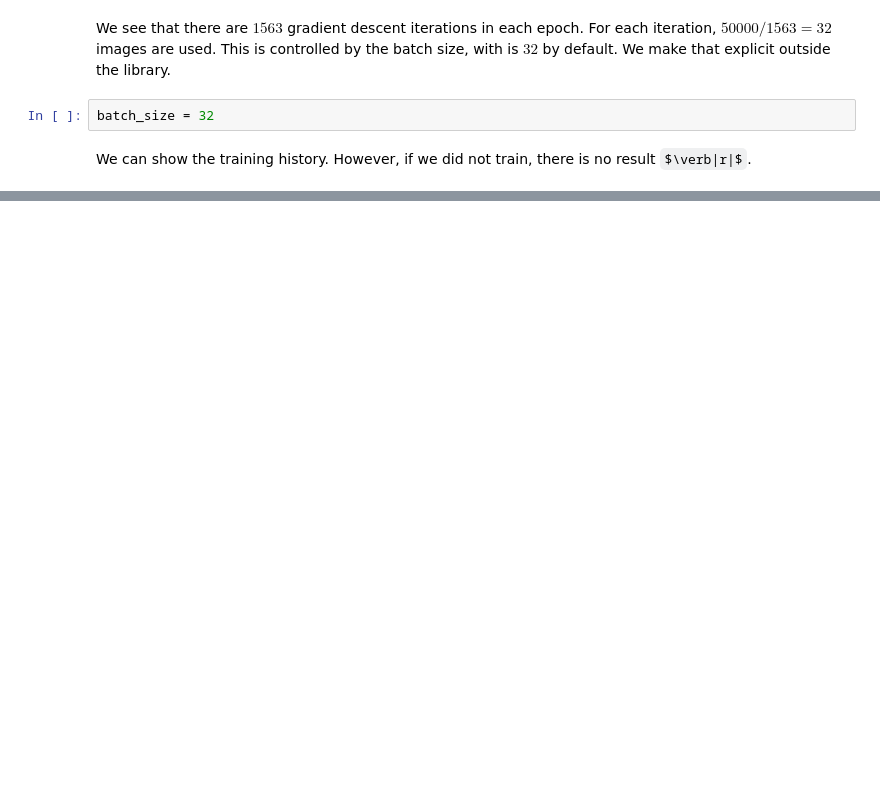
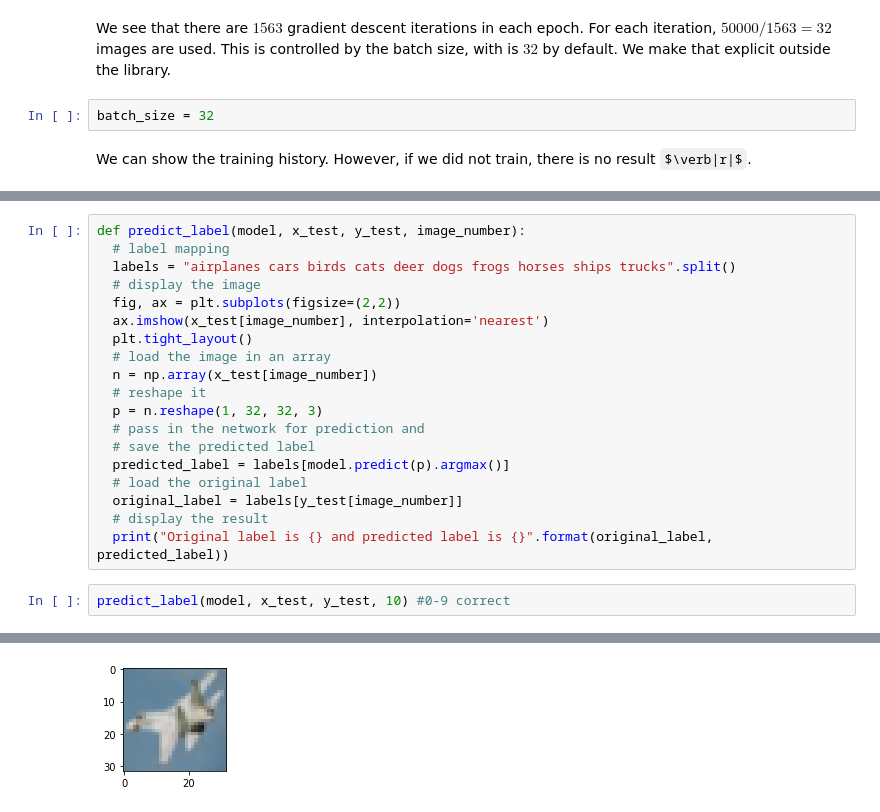
Before and after one commit to WelfLowe/ML4developers, a Jupyter notebook: 7_Deep_learning.ipynb, the cells around one changed output, grey strips where cells are left out. Drawn from its saved outputs; the diff is of its cells as text; some formulas as TeX source; blank space fills up the shorter version.

```diff
--- a/7_Deep_learning.ipynb
+++ b/7_Deep_learning.ipynb
@@ -200 +203,23 @@ Restored model, accuracy: 80.57%
 (10000, 10)
+# %%
+def predict_label(model, x_test, y_test, image_number):
+  # label mapping
+  labels = "airplanes cars birds cats deer dogs frogs horses ships trucks".split()
+  # display the image
+  fig, ax = plt.subplots(figsize=(2,2))
+  ax.imshow(x_test[image_number], interpolation='nearest')
+  plt.tight_layout()
+  # load the image in an array
+  n = np.array(x_test[image_number])
+  # reshape it
+  p = n.reshape(1, 32, 32, 3)
+  # pass in the network for prediction and
+  # save the predicted label
+  predicted_label = labels[model.predict(p).argmax()]
+  # load the original label
+  original_label = labels[y_test[image_number]]
+  # display the result
+  print("Original label is {} and predicted label is {}".format(original_label, predicted_label))
+# %%
+predict_label(model, x_test, y_test, 10) #0-9 correct
+# %% [output]
@@ -200,0 +228 @@ Restored model, accuracy: 80.57%
+[figure, added]
```
Also changed, not shown: parts of 11 cells of this notebook.
